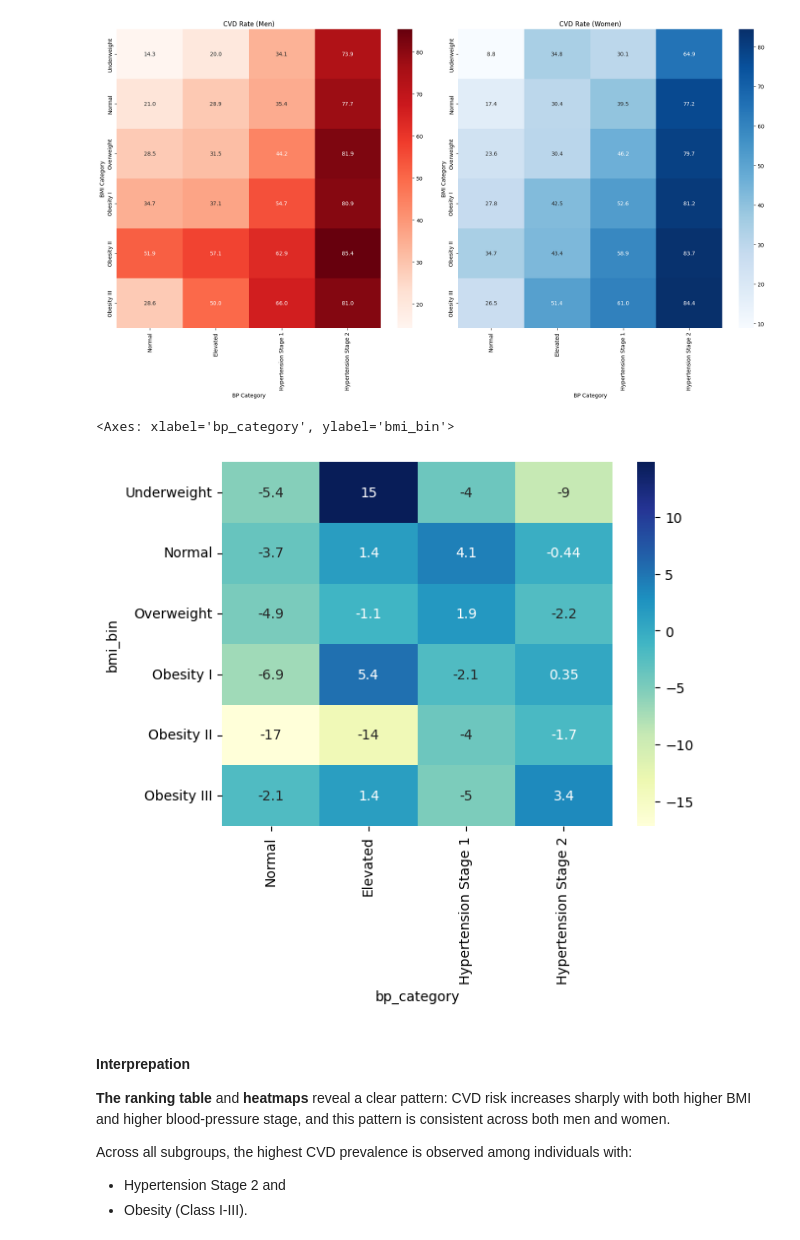
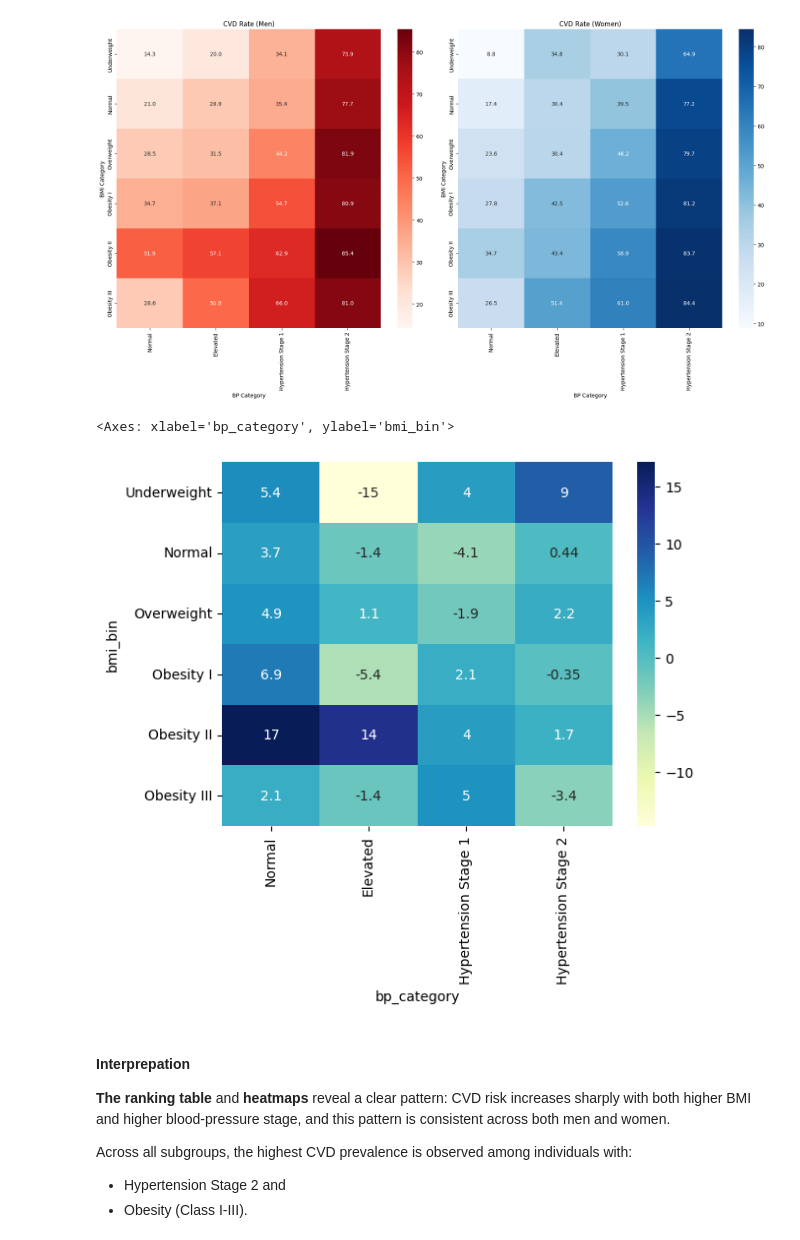
Before and after one commit to lizabguercho/DI_Final_Project_CVD, a Jupyter notebook: Final_project.ipynb, the cells around one changed output. Drawn from its saved outputs; the diff is of its cells as text; code cells hidden in the pictures.

```diff
--- a/Final_project.ipynb
+++ b/Final_project.ipynb
@@ -883,10 +882,11 @@ plt.show()
 # %% [output]
 [figure]
 # %%
-sns.heatmap(female_heatmap - male_heatmap, annot=True, cmap='YlGnBu')
+# Difference of CVD Rate between men and women
+sns.heatmap(male_heatmap - female_heatmap, annot=True, cmap='YlGnBu')
 # %% [output]
 <Axes: xlabel='bp_category', ylabel='bmi_bin'>
-[figure, old version]
+[figure, new version]
 # %% [markdown]
 #### Interprepation
 
```
Also changed, not shown: parts of 32 cells of this notebook.
